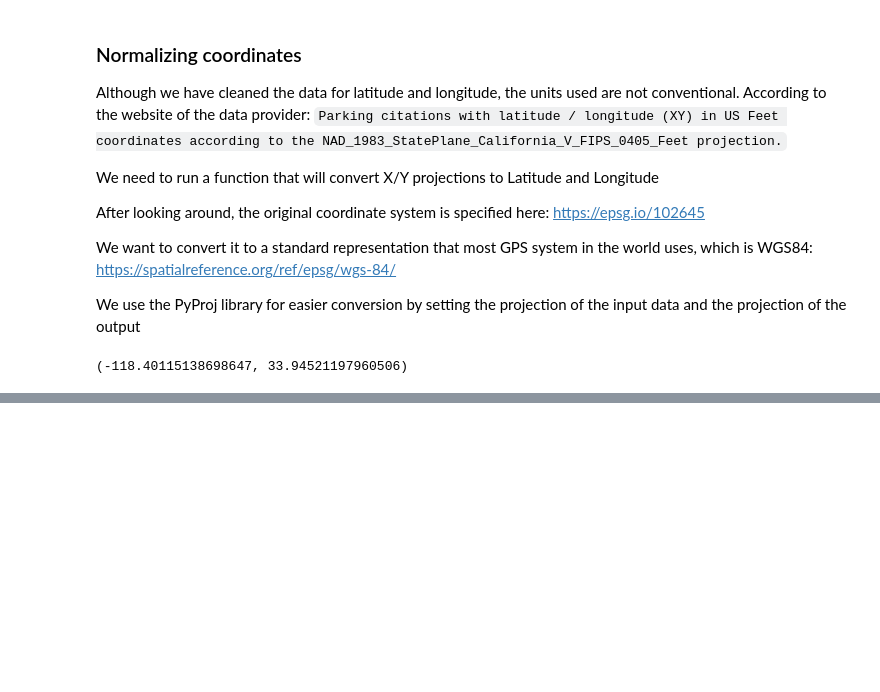
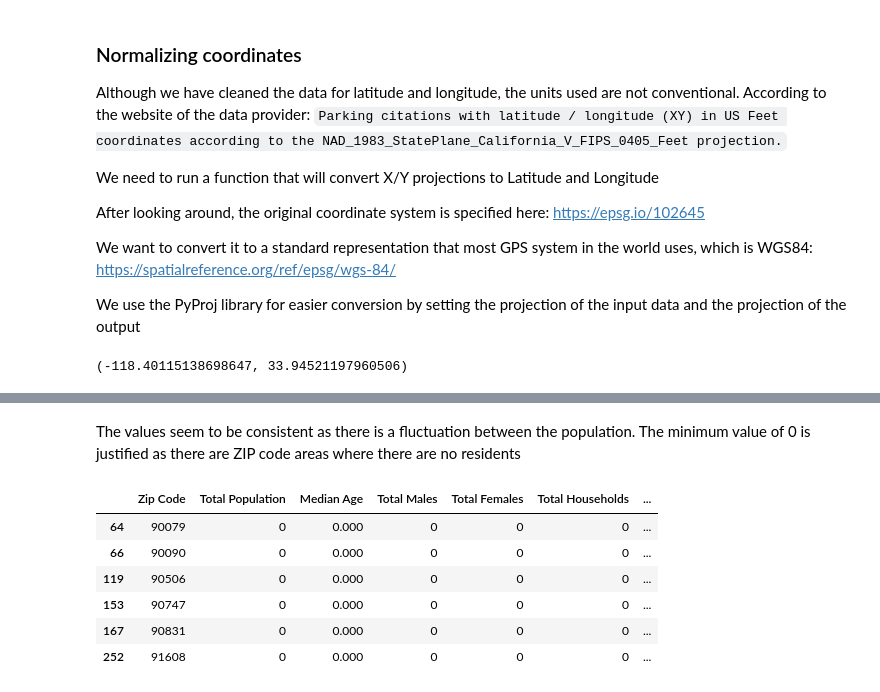
Before and after one commit to simawn/COMP499-Parking-Data-Analytics, a Jupyter notebook: Parking Data Analytics.ipynb, the cells around one changed output, grey strips where cells are left out. Cells and saved outputs as stored; diff of their text form; code cells hidden in the pictures; blank space fills up the shorter version.

```diff
--- a/Parking Data Analytics.ipynb
+++ b/Parking Data Analytics.ipynb
@@ -372,0 +416,12 @@ TypeError: 'function' object is not subscriptable
+# %% [markdown]
+The values seem to be consistent as there is a fluctuation between the population. The minimum value of 0 is justified as there are ZIP code areas where there are no residents
+# %%
+population_data[(population_data['Total Population'] == 0)]
+# %% [output]
+|  | Zip Code | Total Population | Median Age | Total Males | Total Females | Total Households | ... |
+| 64 | 90079 | 0 | 0.000 | 0 | 0 | 0 | ... |
+| 66 | 90090 | 0 | 0.000 | 0 | 0 | 0 | ... |
+| 119 | 90506 | 0 | 0.000 | 0 | 0 | 0 | ... |
+| 153 | 90747 | 0 | 0.000 | 0 | 0 | 0 | ... |
+| 167 | 90831 | 0 | 0.000 | 0 | 0 | 0 | ... |
+| 252 | 91608 | 0 | 0.000 | 0 | 0 | 0 | ... |
```
Also changed, not shown: parts of 38 cells of this notebook.
